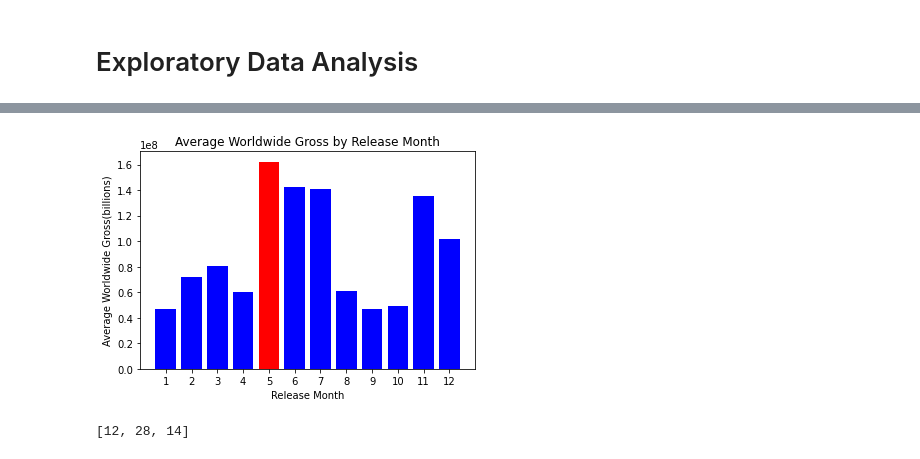
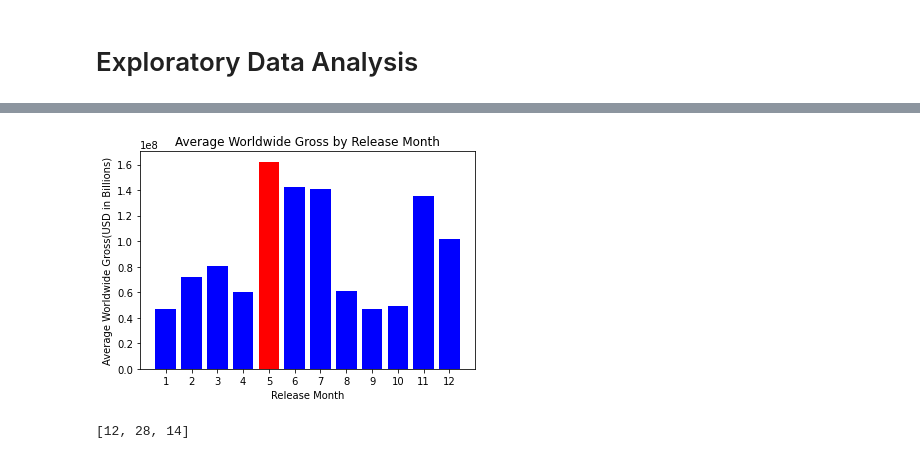
Before and after one commit to adammarianacci/Microsoft_Movie_Analysis, a Jupyter notebook: notebook.ipynb, the cells around one changed output, grey strips where cells are left out. Saved outputs shown, nothing was run; the diff lists cells and outputs as text; code cells hidden in the pictures.

```diff
--- a/notebook.ipynb
+++ b/notebook.ipynb
@@ -691,27 +682,26 @@ import matplotlib.ticker as ticker
 # %%
 # Extract the month from the release date
 sorted_worldwide_gross_movie_budgets_df['release_month'] = pd.DatetimeIndex(sorted_worldwide_gross_movie_budgets_df['release_date']).month
 
 # Group the data by release month and calculate the average worldwide gross
 grouped = sorted_worldwide_gross_movie_budgets_df.groupby('release_month')['worldwide_gross'].mean()
 
 # Define a list of colors for each bin
 colors = ['blue', 'blue', 'blue', 'blue', 'red', 'blue', 'blue', 'blue', 'blue', 'blue', 'blue', 'blue']
 
 
 # Create a histogram of the average worldwide gross by release month
 plt.bar(grouped.index, grouped, color=colors)
 plt.xlabel('Release Month')
-plt.ylabel('Average Worldwide Gross(billions)')
+plt.ylabel('Average Worldwide Gross(USD in Billions)')
 plt.title('Average Worldwide Gross by Release Month')
-
 # Set the tick locations and labels for the x-axis
 plt.xticks(range(1, 13), range(1, 13))
 
 plt.savefig('images/ReleaseDate.jpg')
 plt.show()
 # %% [output]
-[figure, old version]
+[figure, new version]
 # %%
 genre_popularity_df = genre_popularity_df.explode('genre_ids').groupby('genre_ids')['popularity'].mean().reset_index()
 
```
Also changed, not shown: parts of 9 cells of this notebook, 2 other files.
